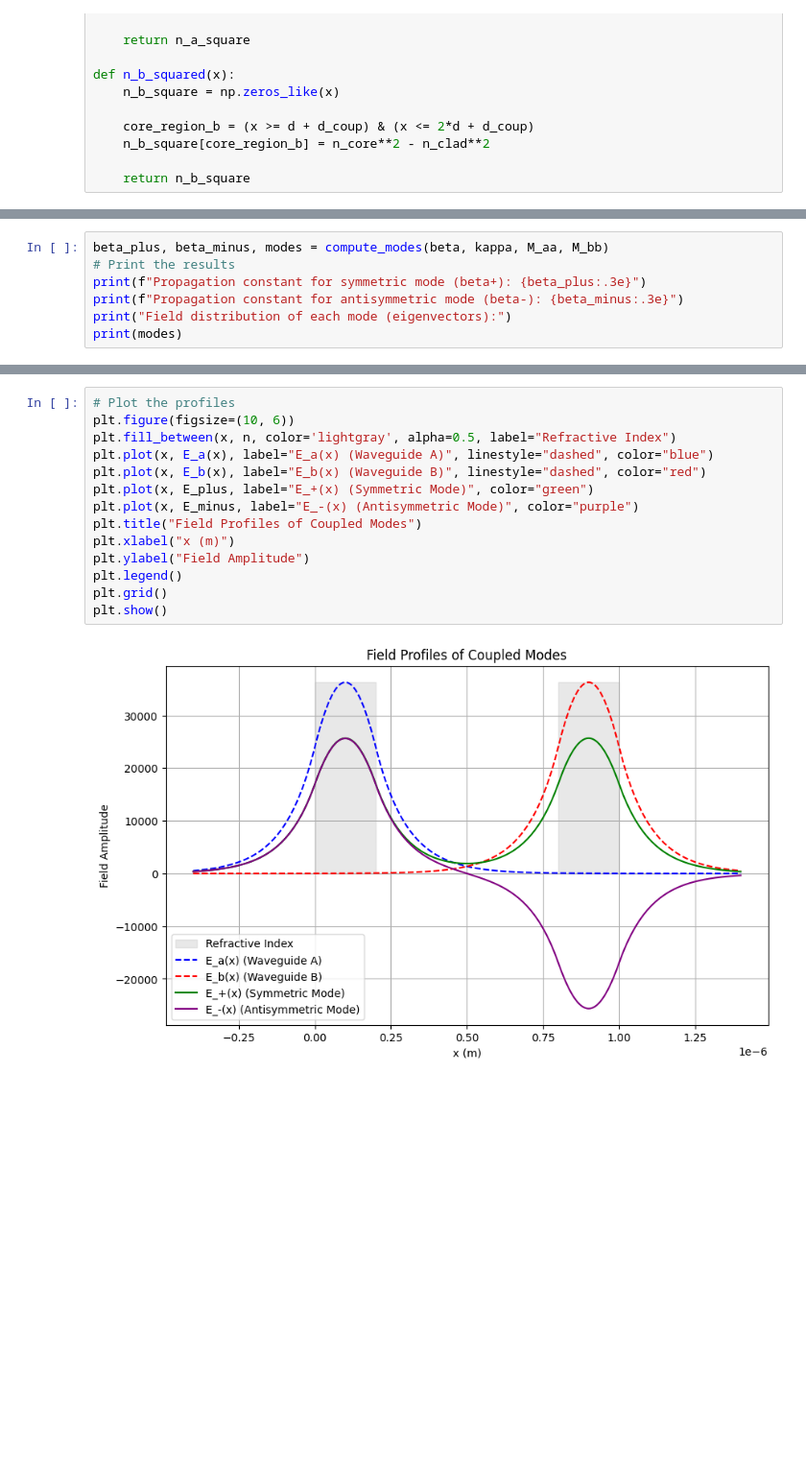
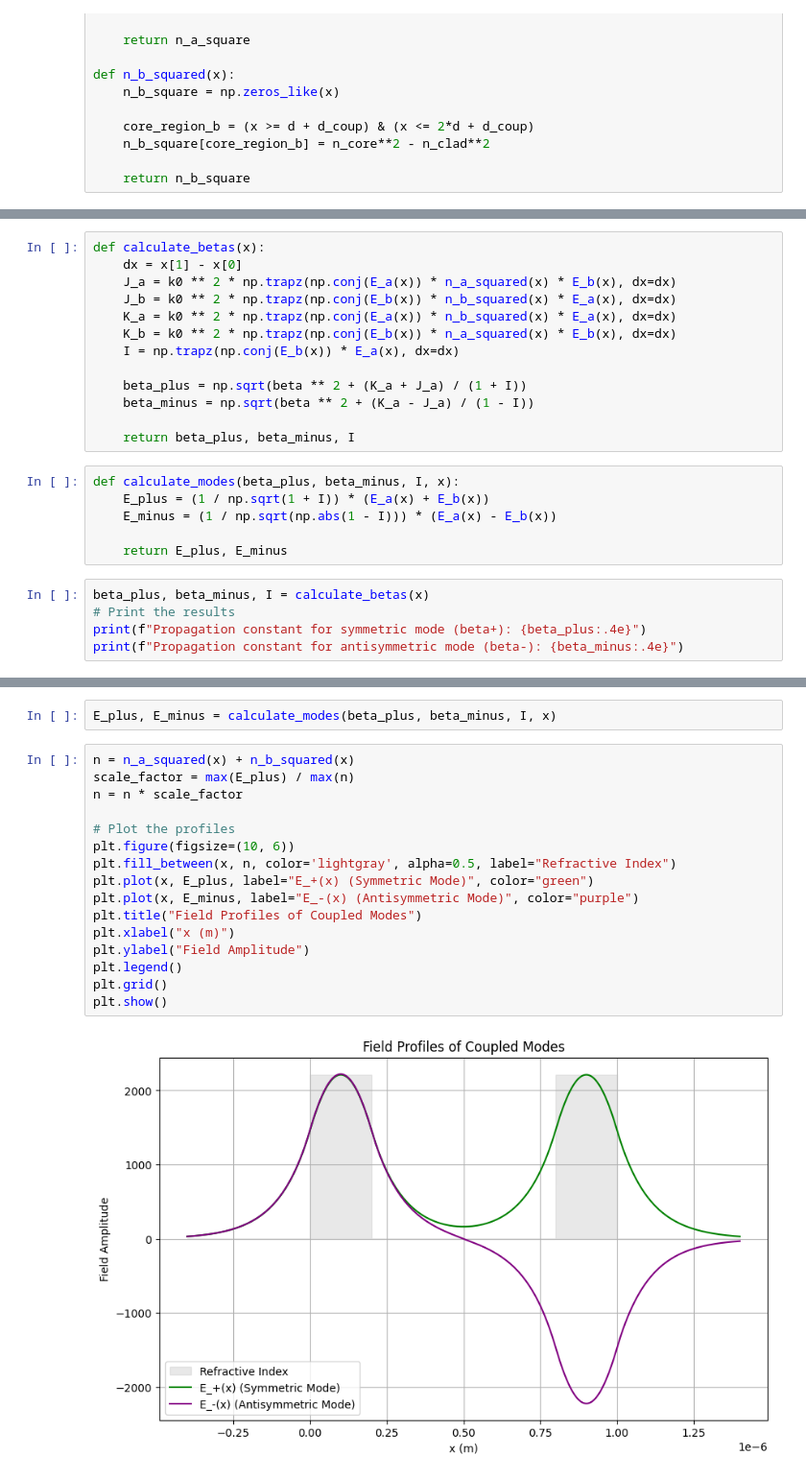
Before and after one commit to yoav-yosifor/photonic-devices, a Jupyter notebook: part1/ques3.ipynb, the cells around one changed output, grey strips where cells are left out. Shown: that part at 96% size. Saved outputs shown, nothing was run; the diff lists cells and outputs as text; blank space fills up the shorter version.

```diff
--- a/part1/ques3.ipynb
+++ b/part1/ques3.ipynb
@@ -354,8 +298,25 @@ def compute_modes(beta, kappa, Maa, Mbb):
+# %%
+def calculate_betas(x):
+    dx = x[1] - x[0]
+    J_a = k0 ** 2 * np.trapz(np.conj(E_a(x)) * n_a_squared(x) * E_b(x), dx=dx)
+    J_b = k0 ** 2 * np.trapz(np.conj(E_b(x)) * n_b_squared(x) * E_a(x), dx=dx)
+    K_a = k0 ** 2 * np.trapz(np.conj(E_a(x)) * n_b_squared(x) * E_a(x), dx=dx)
+    K_b = k0 ** 2 * np.trapz(np.conj(E_b(x)) * n_a_squared(x) * E_b(x), dx=dx)
+    I = np.trapz(np.conj(E_b(x)) * E_a(x), dx=dx)
+
+    beta_plus = np.sqrt(beta ** 2 + (K_a + J_a) / (1 + I))
+    beta_minus = np.sqrt(beta ** 2 + (K_a - J_a) / (1 - I))
+
+    return beta_plus, beta_minus, I
+# %%
+def calculate_modes(beta_plus, beta_minus, I, x):
+    E_plus = (1 / np.sqrt(1 + I)) * (E_a(x) + E_b(x))
+    E_minus = (1 / np.sqrt(np.abs(1 - I))) * (E_a(x) - E_b(x))
+
+    return E_plus, E_minus
 # %%
-beta_plus, beta_minus, modes = compute_modes(beta, kappa, M_aa, M_bb)
+beta_plus, beta_minus, I = calculate_betas(x)
 # Print the results
-print(f"Propagation constant for symmetric mode (beta+): {beta_plus:.3e}")
-print(f"Propagation constant for antisymmetric mode (beta-): {beta_minus:.3e}")
-print("Field distribution of each mode (eigenvectors):")
-print(modes)
+print(f"Propagation constant for symmetric mode (beta+): {beta_plus:.4e}")
+print(f"Propagation constant for antisymmetric mode (beta-): {beta_minus:.4e}")
 # %% [output]
@@ -399,19 +325,23 @@ E_minus = A_minus * E_a(x) + B_minus * E_b(x)
+# %%
+E_plus, E_minus = calculate_modes(beta_plus, beta_minus, I, x)
 # %%
+n = n_a_squared(x) + n_b_squared(x)
+scale_factor = max(E_plus) / max(n)
+n = n * scale_factor
+
 # Plot the profiles
 plt.figure(figsize=(10, 6))
 plt.fill_between(x, n, color='lightgray', alpha=0.5, label="Refractive Index")
-plt.plot(x, E_a(x), label="E_a(x) (Waveguide A)", linestyle="dashed", color="blue")
-plt.plot(x, E_b(x), label="E_b(x) (Waveguide B)", linestyle="dashed", color="red")
 plt.plot(x, E_plus, label="E_+(x) (Symmetric Mode)", color="green")
 plt.plot(x, E_minus, label="E_-(x) (Antisymmetric Mode)", color="purple")
 plt.title("Field Profiles of Coupled Modes")
 plt.xlabel("x (m)")
 plt.ylabel("Field Amplitude")
 plt.legend()
 plt.grid()
 plt.show()
 # %% [output]
-[figure, old version]
+[figure, new version]
 # %%
 # Create a 1x2 grid of subplots
 fig, axs = plt.subplots(1, 2, figsize=(14, 6))
```
Also changed, not shown: parts of 11 cells of this notebook.
